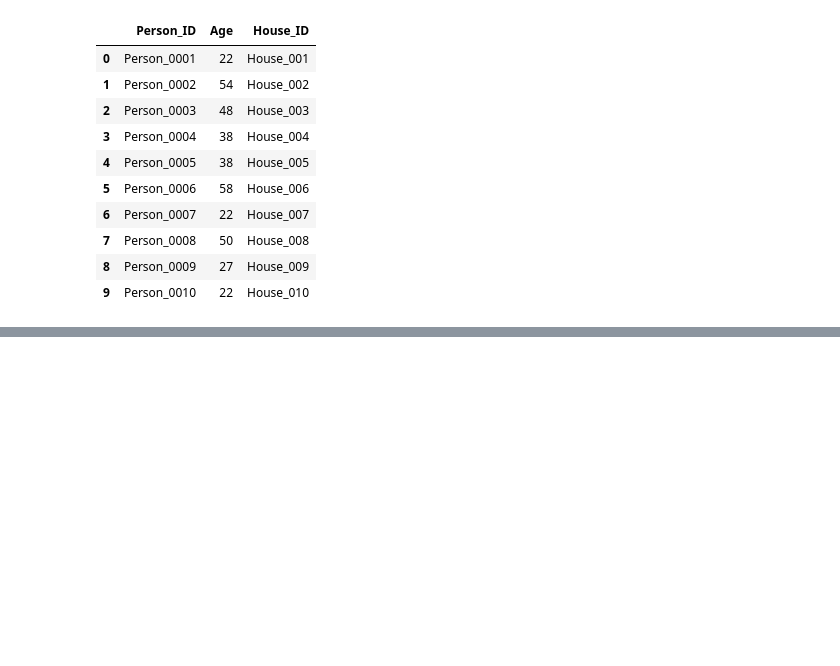
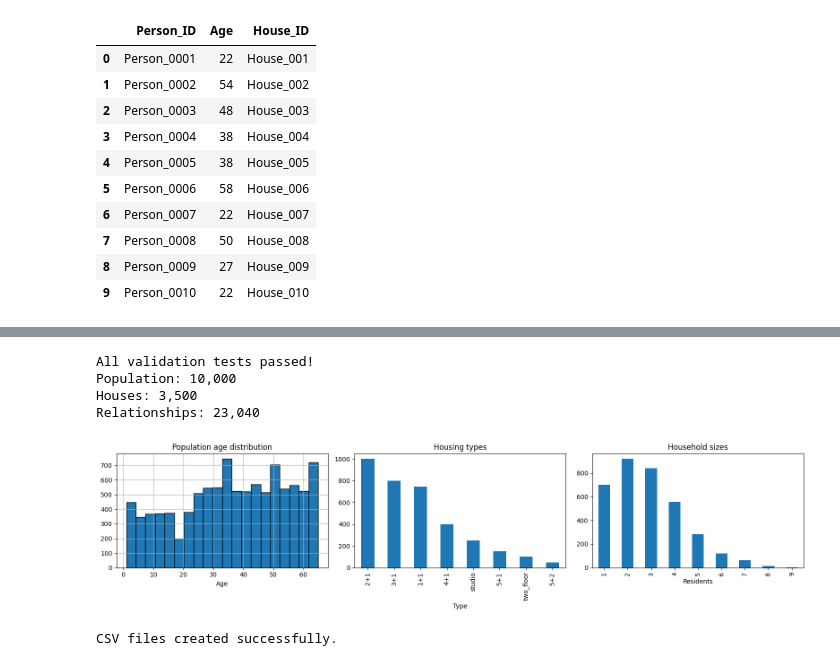
Before and after one commit to kagermanov98/community-life-lab, a Jupyter notebook: 01_population_generation.ipynb, the cells around one changed output, grey strips where cells are left out. Drawn from its saved outputs; the diff is of its cells as text; code cells hidden in the pictures; blank space fills up the shorter version.

Commit message:
Expand simulation to 10,000 people and 3,500 houses

```diff
--- a/01_population_generation.ipynb
+++ b/01_population_generation.ipynb
@@ -42,0 +385,79 @@ First 10 fictional people:
+# %%
+
+# Population checks
+assert len(people_df) == N_PEOPLE
+assert people_df["Person_ID"].is_unique
+assert people_df["House_ID"].isin(houses_df["House_ID"]).all()
+
+# Household occupancy checks
+actual = people_df.groupby("House_ID").size()
+expected = houses_df.set_index("House_ID")["Residents"]
+
+assert actual.sort_index().equals(expected.sort_index())
+assert (
+    houses_df["Residents"] <= houses_df["Max_Residents"]
+).all()
+
+# Relationship checks
+assert relationships_df["Person_ID"].isin(
+    people_df["Person_ID"]
+).all()
+
+assert relationships_df["Related_Person_ID"].isin(
+    people_df["Person_ID"]
+).all()
+
+# Preserve original characters
+profiles = people_df.set_index("Person_ID")
+
+assert profiles.loc["Person_0001", "Age"] == 42
+assert profiles.loc["Person_0024", "Age"] == 14
+assert profiles.loc["Person_0001", "House_ID"] == "House_0014"
+assert profiles.loc["Person_0018", "House_ID"] == "House_0011"
+
+print("All validation tests passed!")
+print(f"Population: {len(people_df):,}")
+print(f"Houses: {len(houses_df):,}")
+print(f"Relationships: {len(relationships_df):,}")
+# %% [output]
+All validation tests passed!
+Population: 10,000
+Houses: 3,500
+Relationships: 23,040
+# %%
+
+fig, axes = plt.subplots(1, 3, figsize=(16, 4))
+
+people_df["Age"].hist(
+    bins=20, ax=axes[0], edgecolor="black"
+)
+axes[0].set_title("Population age distribution")
+axes[0].set_xlabel("Age")
+
+houses_df["House_Type"].value_counts().plot(
+    kind="bar", ax=axes[1]
+)
+axes[1].set_title("Housing types")
+axes[1].set_xlabel("Type")
+
+houses_df["Residents"].value_counts().sort_index().plot(
+    kind="bar", ax=axes[2]
+)
+axes[2].set_title("Household sizes")
+axes[2].set_xlabel("Residents")
+
+plt.tight_layout()
+plt.show()
+# %% [output]
+[figure, added]
+# %%
+
+people_df.to_csv("people.csv", index=False)
+houses_df.to_csv("houses.csv", index=False)
+relationships_df.to_csv(
+    "relationships.csv", index=False
+)
+
+print("CSV files created successfully.")
+# %% [output]
+CSV files created successfully.
```
Also changed, not shown: parts of 5 cells of this notebook.
